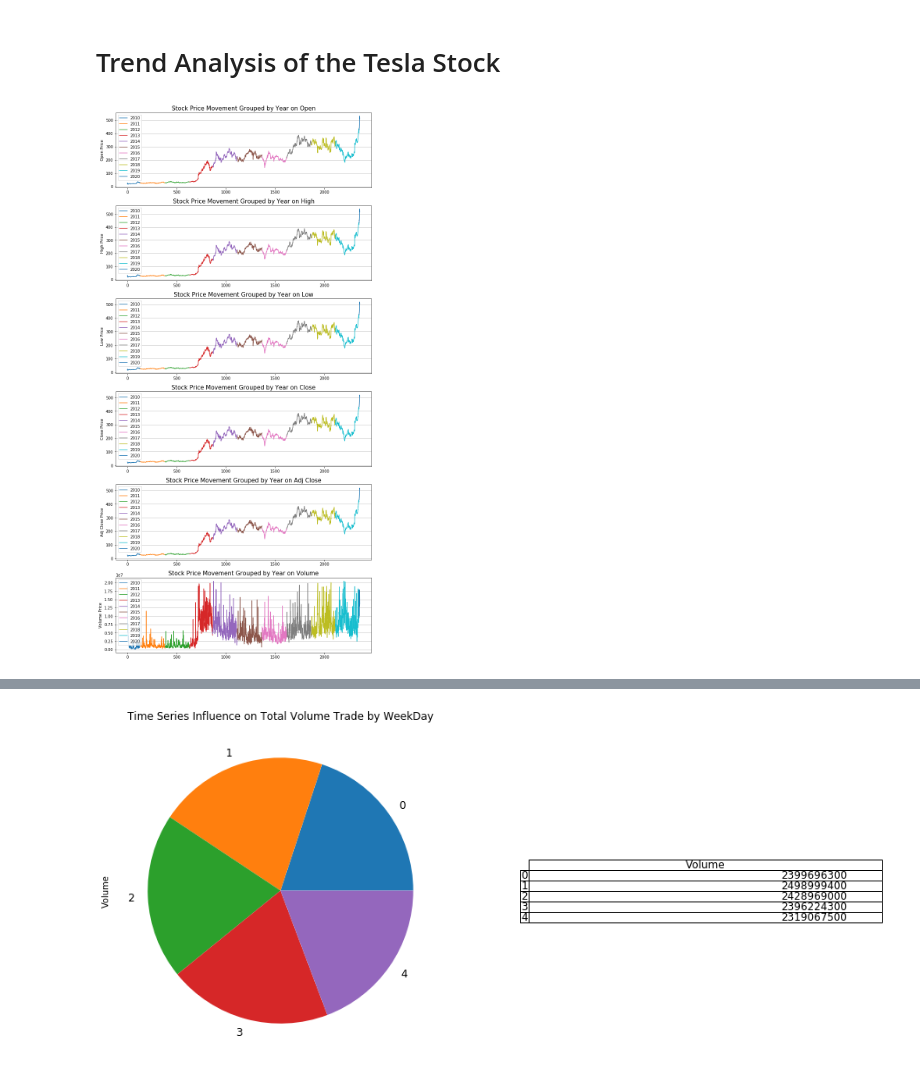
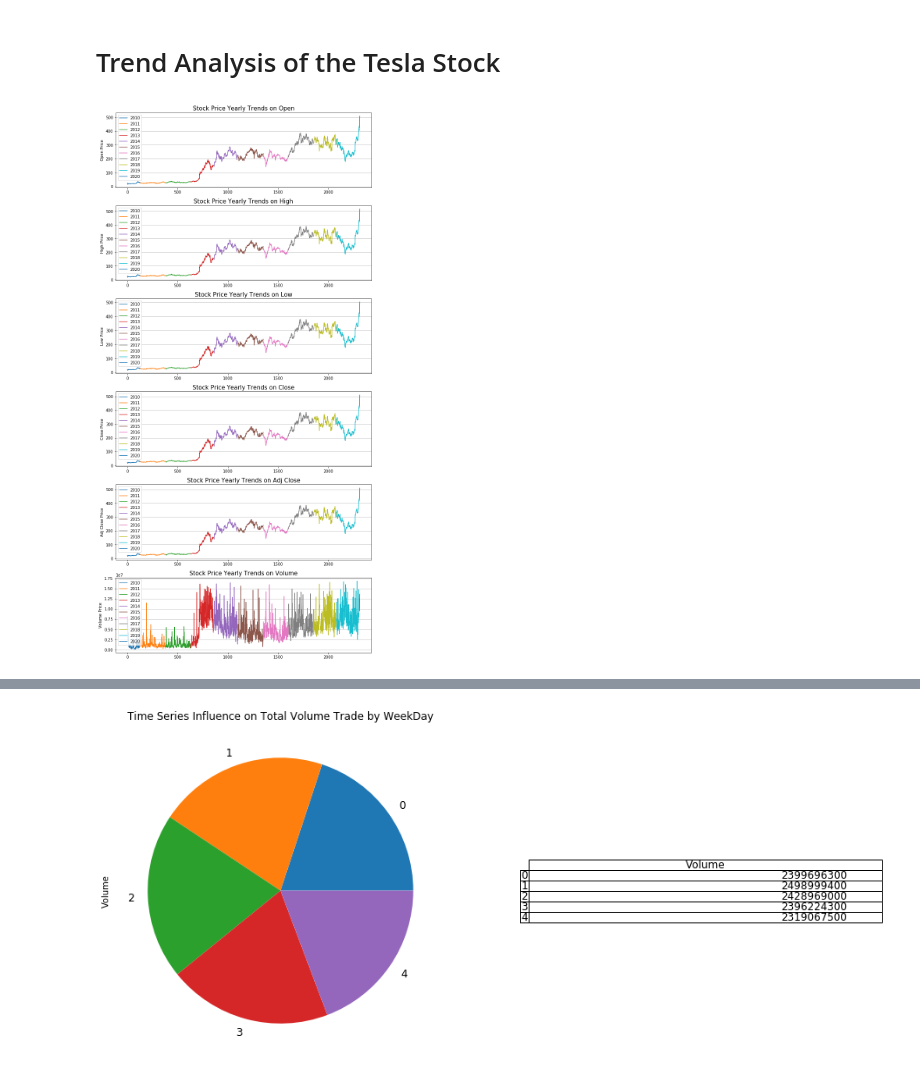
Before and after one commit to InnocentOdia/Data-Analysis-Projects, a Jupyter notebook: An Exploratory Analysis of the Stock Market Data for Tesla Inc..ipynb, the cells around one changed output, grey strips where cells are left out. Saved outputs shown, nothing was run; the diff lists cells and outputs as text; code cells hidden in the pictures.

```diff
--- a/An Exploratory Analysis of the Stock Market Data for Tesla Inc..ipynb
+++ b/An Exploratory Analysis of the Stock Market Data for Tesla Inc..ipynb
@@ -139,10 +135,10 @@ sns.heatmap(corr_matrix, xticklabels = corr_matrix.columns.values, yticklabels =
 # %% [markdown]
 # Detecting Outliers using a Whisker Plot
 # %%
-fig, ax = plt.subplots (len(Column_List), figsize = (10, 20))
-for i, col_list in enumerate(Column_List):
-    sns.boxplot(Data[col_list], ax = ax[i], palette = "winter", orient = 'h')
-    ax[i].set_title("Whisker Plot for Outlier Detection on" + " " + col_list, fontsize = 15)
+fig, ax = plt.subplots (len(variable_values), figsize = (10, 20))
+for i, col_list in enumerate(variable_values):
+    sns.boxplot(tesla[col_list], ax = ax[i], palette = "winter", orient = 'h')
+    ax[i].set_title("Outlier on" + " " + col_list, fontsize = 15)
     ax[i].set_ylabel(col_list, fontsize = 10)
     fig.tight_layout(pad = 1.1)
 # %% [output]
@@ -179,0 +148,12 @@ Data # 2359 * 8
+# %%
+average_measures = tesla.describe()
+average_measures = average_measures.T
+
+#Interquartile Range Approach
+average_measures['IQR'] = average_measures['75%'] - average_measures['25%']
+
+#Z-score Approach
+tesla = tesla[(np.abs(stats.zscore(tesla[['Open', 'High', 'Low',
+                                       'Close', 'Adj Close', 'Volume']])) < 3).all(axis = 1)]
+tesla = tesla.reset_index() #resetting the index of the dataset
+tesla
@@ -180,26 +174,20 @@ Data # 2359 * 8
 # %% [markdown]
 # Trend Analysis of the Tesla Stock
 # %%
-# Since the data is a time series data, we should be able to predict the future through forecasting techniques
 
-# Delete the index column due to reset
-#del Data['index']
+tesla['Year'] = tesla['Date'].dt.year
+tesla['Month'] = tesla['Date'].dt.month
+tesla['WeekDay'] = tesla['Date'].dt.weekday
 
-# Decompose the time series year-wise and month-wise to analyse further
-Data['Year'] = Data['Date'].dt.year
-Data['Month'] = Data['Date'].dt.month
-Data['WeekDay'] = Data['Date'].dt.weekday
+fig, ax = plt.subplots(len(variable_values), figsize = (10, 20))
 
-# Firstly, plot the data year-wise to see the duration of when it hiked and dipped
-fig, ax = plt.subplots(len(Column_List), figsize = (10, 20))
-
-# Group the data by year and plot
-for i, col_list in enumerate(Column_List):
-    Data.groupby('Year')[col_list].plot(ax = ax[i], legend = True)
-    ax[i].set_title("Stock Price Movement Grouped by Year on" + " " + col_list, fontsize = 15)
+# Get yearly data and plot
+for i, col_list in enumerate(variable_values):
+    tesla.groupby('Year')[col_list].plot(ax = ax[i], legend = True)
+    ax[i].set_title("Stock Price Yearly Trends on" + " " + col_list, fontsize = 15)
     ax[i].set_ylabel(col_list + " " + "Price", fontsize = 10)
     fig.tight_layout(pad = 1.1)
-    ax[i].yaxis.grid(True) # To enable grid only on the Y-axis
+    ax[i].yaxis.grid(True)
 # %% [output]
-[figure, old version]
+[figure, new version]
 # %%
```
Also changed, not shown: parts of 26 cells of this notebook.
